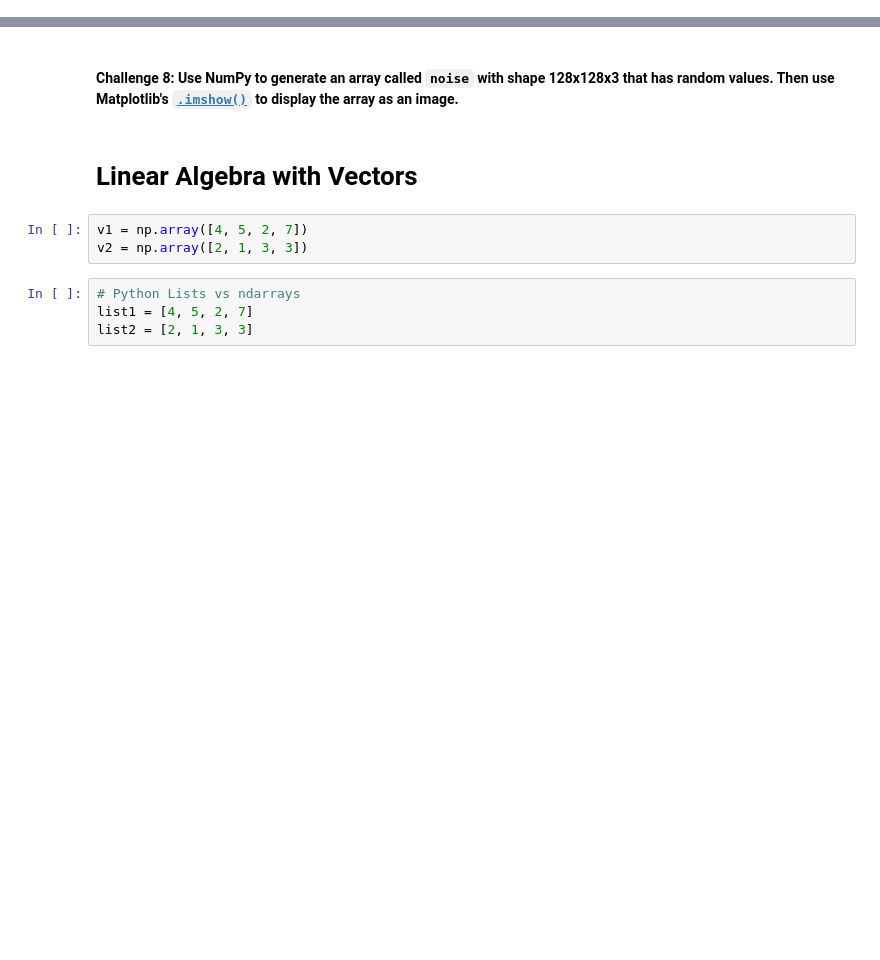
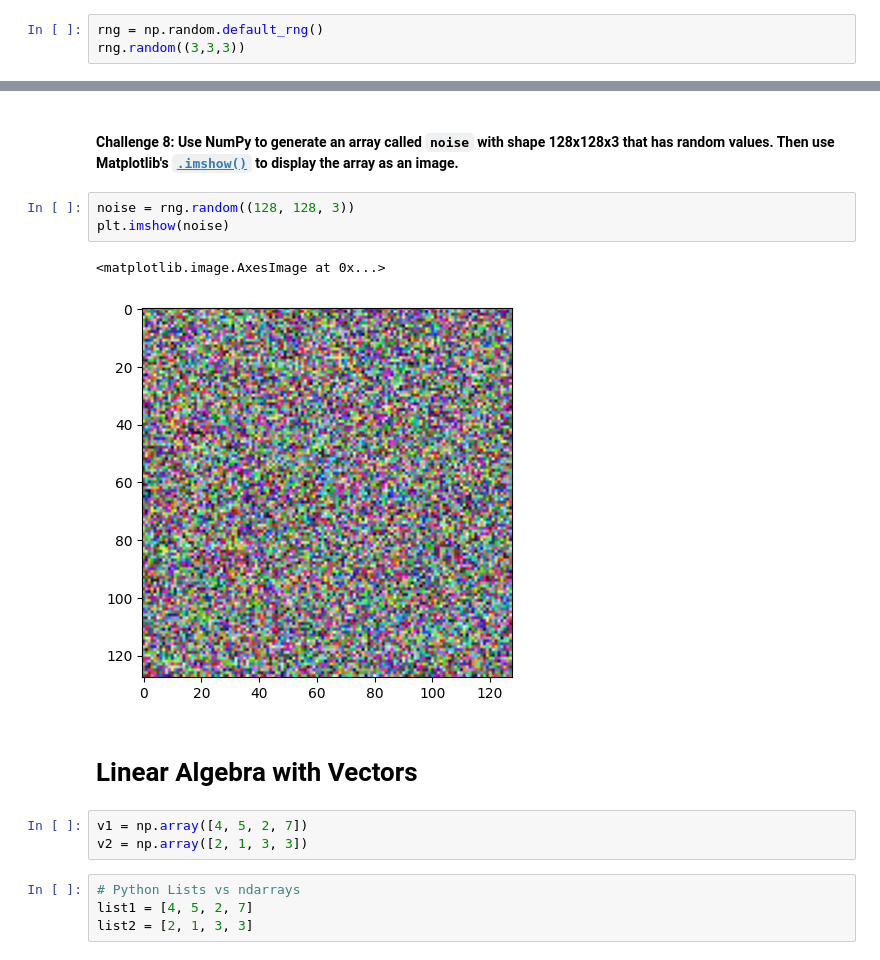
Before and after one commit to joaoLouceiro/100_days_python, a Jupyter notebook: day_77_numpy_and_ndarrays/Computation_with_NumPy_and_N_Dimensional_Arrays_(start).ipynb, the cells around one changed output, grey strips where cells are left out. Drawn from its saved outputs; the diff is of its cells as text; blank space fills up the shorter version.

```diff
--- a/day_77_numpy_and_ndarrays/Computation_with_NumPy_and_N_Dimensional_Arrays_(start).ipynb
+++ b/day_77_numpy_and_ndarrays/Computation_with_NumPy_and_N_Dimensional_Arrays_(start).ipynb
@@ -128,3 +152,6 @@ https://numpy.org/devdocs/user/absolute_beginners.html#how-to-reverse-an-array)
 #### **Challenge 5**: Use NumPy to generate a 3x3x3 array with random numbers
 
 Hint: Use the [`.random()` function](https://numpy.org/doc/stable/reference/random/index.html?highlight=random#module-numpy.random)
+# %%
+rng = np.random.default_rng()
+rng.random((3,3,3))
@@ -135,5 +187,11 @@ Hint: Use the [`.random()` function](https://numpy.org/doc/stable/reference/rand
 # %% [markdown]
 #### **Challenge 8**: Use NumPy to generate an array called `noise` with shape 128x128x3 that has random values. Then use Matplotlib's [`.imshow()`](https://matplotlib.org/3.1.1/api/_as_gen/matplotlib.pyplot.imshow.html) to display the array as an image.
+# %%
+noise = rng.random((128, 128, 3))
+plt.imshow(noise)
+# %% [output]
+<matplotlib.image.AxesImage at 0x...>
+[figure, added]
 # %% [markdown]
 # Linear Algebra with Vectors
 # %%
```
Also changed, not shown: parts of 18 cells of this notebook, 1 other file.
